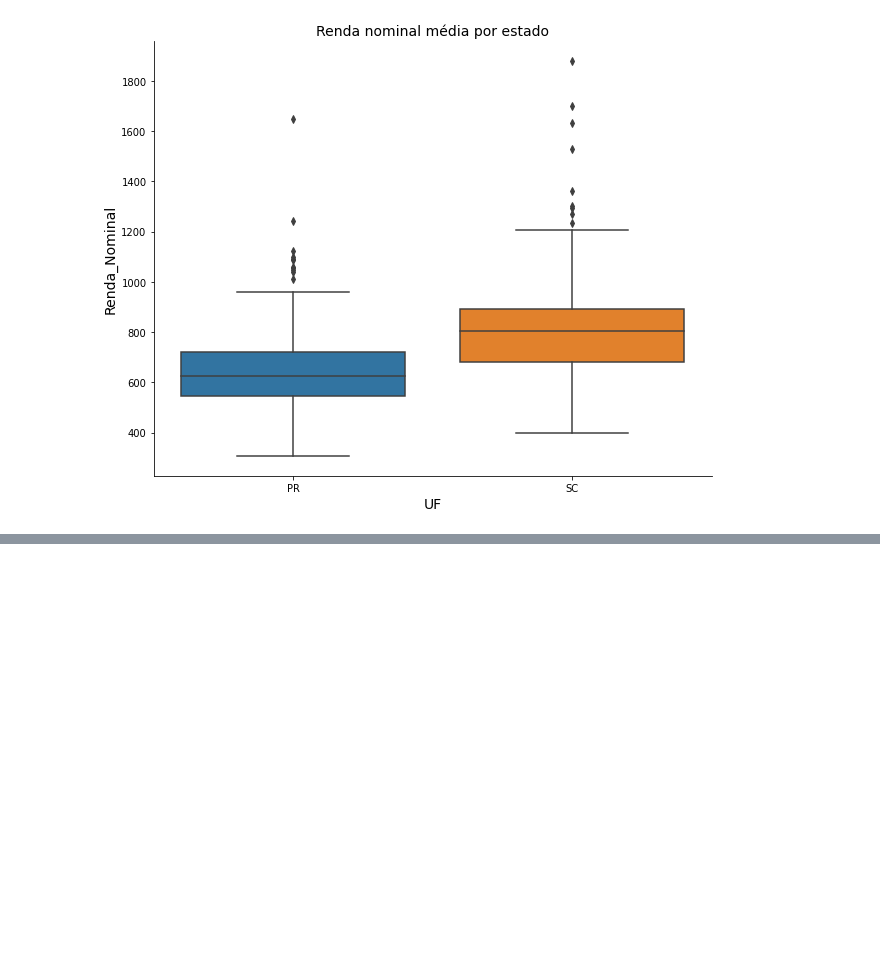
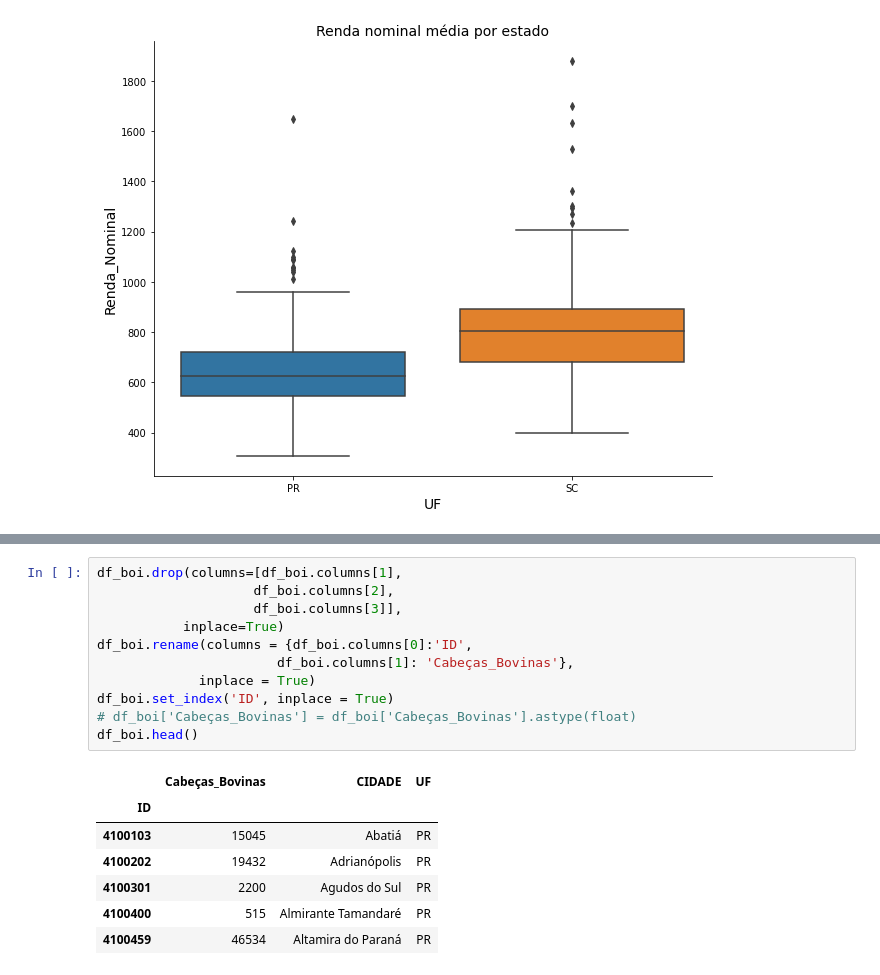
Before and after one commit to williambrunos/Mandacaru-Dev-Cacto, a Jupyter notebook: Atividade-2/Atividade_2_Cacto.ipynb, the cells around one changed output, grey strips where cells are left out. Drawn from its saved outputs; the diff is of its cells as text; blank space fills up the shorter version.

```diff
--- a/Atividade-2/Atividade_2_Cacto.ipynb
+++ b/Atividade-2/Atividade_2_Cacto.ipynb
@@ -172,0 +226,19 @@ plt.show()
+# %%
+df_boi.drop(columns=[df_boi.columns[1],
+                    df_boi.columns[2],
+                    df_boi.columns[3]],
+           inplace=True)
+df_boi.rename(columns = {df_boi.columns[0]:'ID',
+                       df_boi.columns[1]: 'Cabeças_Bovinas'},
+             inplace = True)
+df_boi.set_index('ID', inplace = True)
+# df_boi['Cabeças_Bovinas'] = df_boi['Cabeças_Bovinas'].astype(float)
+df_boi.head()
+# %% [output]
+|  | Cabeças_Bovinas | CIDADE | UF |
+| ID |  |  |  |
+| 4100103 | 15045 | Abatiá | PR |
+| 4100202 | 19432 | Adrianópolis | PR |
+| 4100301 | 2200 | Agudos do Sul | PR |
+| 4100400 | 515 | Almirante Tamandaré | PR |
+| 4100459 | 46534 | Altamira do Paraná | PR |
```
Also changed, not shown: parts of 20 cells of this notebook.
